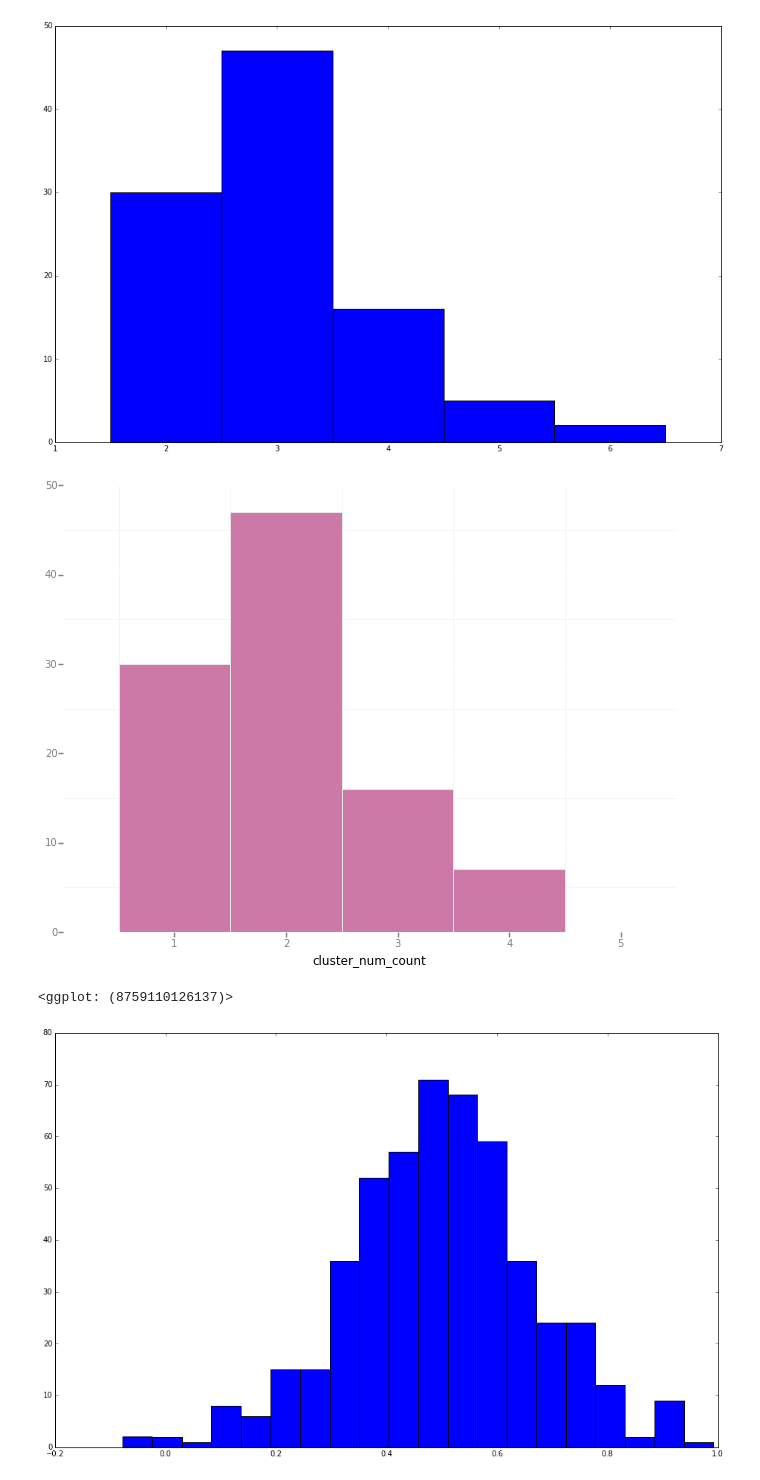
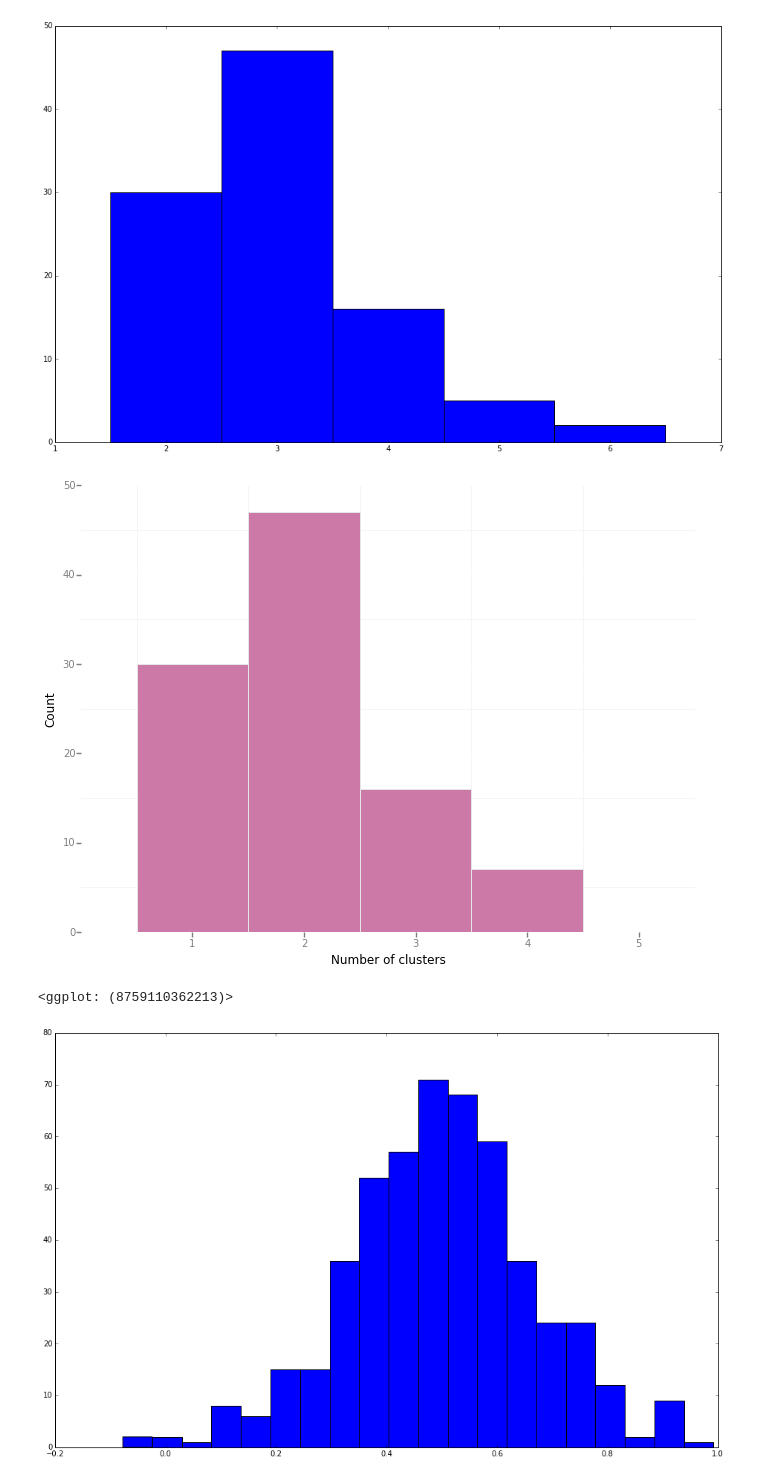
Before and after one commit to ap728/ppl-hormones, a Jupyter notebook: src/main.ipynb, the cells around one changed output. Saved outputs shown, nothing was run; the diff lists cells and outputs as text; code cells hidden in the pictures.

```diff
--- a/src/main.ipynb
+++ b/src/main.ipynb
@@ -198,17 +198,18 @@ plt.show()
 # %%
 # Superior ggplot
 # Relies on list of samples generated from for loop above
 
 df = pd.DataFrame(samples,  columns=['cluster_num_count'])
 
 # subtract 0.5 from all values to center
 df['cluster_num_count'] = df['cluster_num_count']-0.5
 
 p = ggplot(aes(x='cluster_num_count'), data=df)
-p + geom_histogram(binwidth=1, fill='#CC79A7') + theme_bw() + xlim(0,(max(df['cluster_num_count'])+1)) + scale_x_continuous(breaks = range(1,10))
+(p + geom_histogram(binwidth=1, fill='#CC79A7') + theme_bw() + xlim(0,(max(df['cluster_num_count'])+1)) +
+ scale_x_continuous(breaks = range(1,10)) + xlab("Number of clusters") + ylab("Count"))
 # %% [output]
-[figure, old version]
+[figure, new version]
-<ggplot: (8759110126137)>
+<ggplot: (8759110362213)>
 # %%
 # Sample the parameters and draw a picture
 
```
Also changed, not shown: parts of 3 cells of this notebook.
